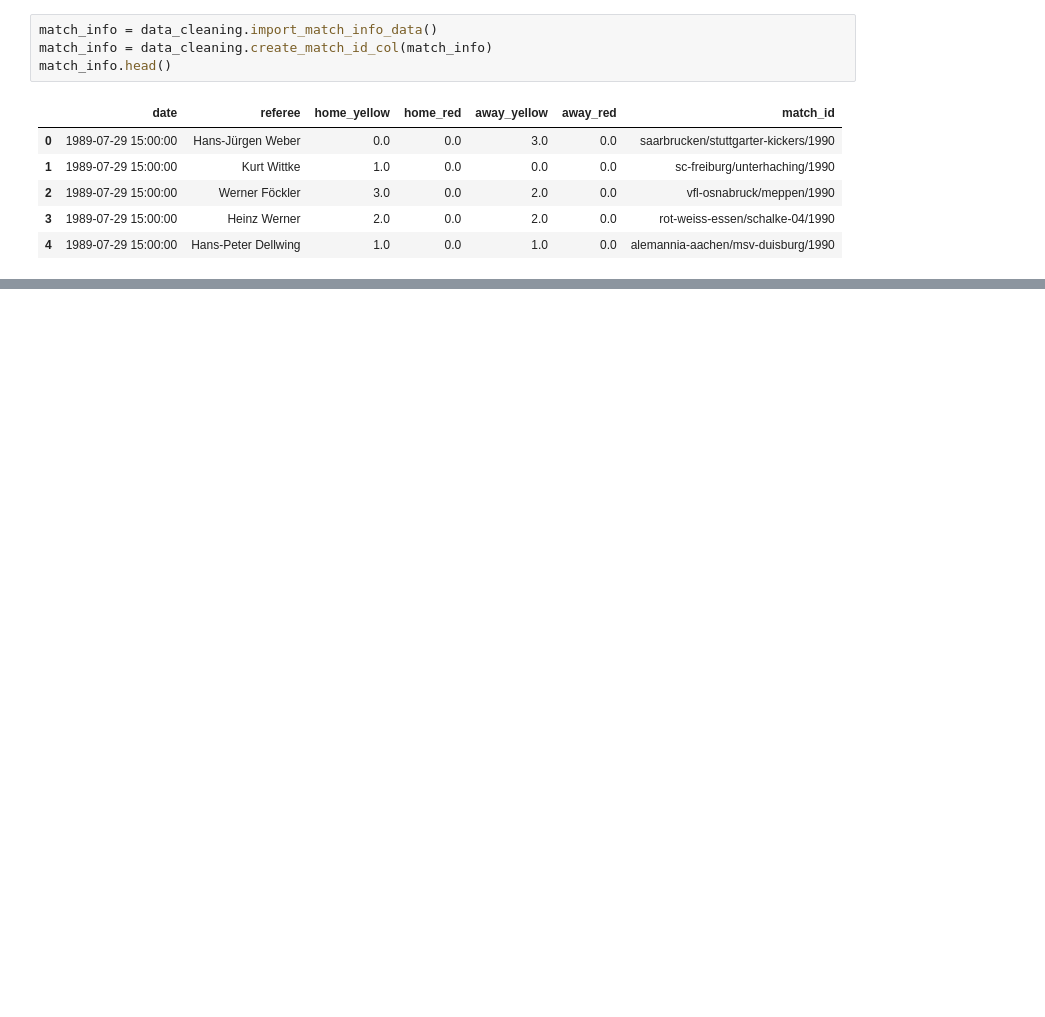
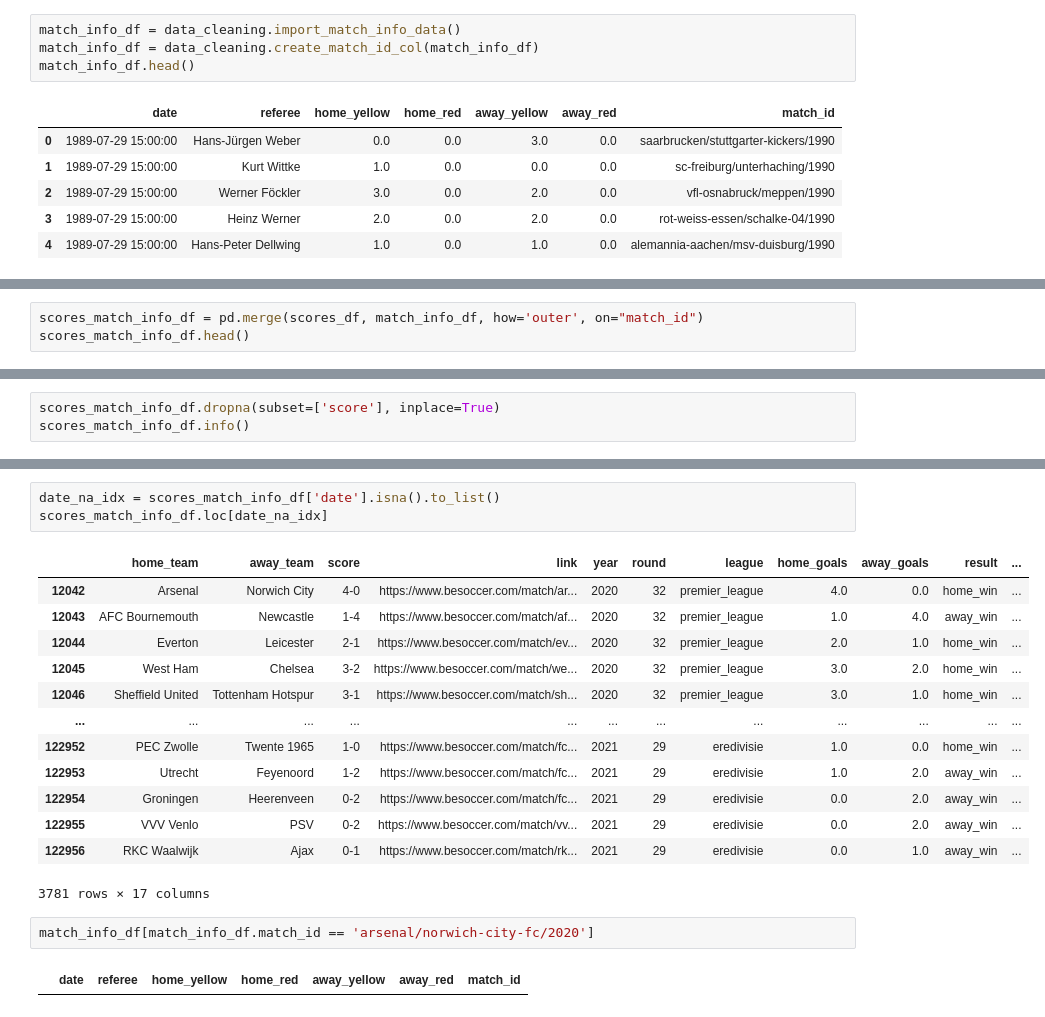
Before and after one commit to dan-bouchard/Football-Match-Outcome-Prediction, a Jupyter notebook: feature_engineering.ipynb, the cells around one changed output, grey strips where cells are left out. Drawn from its saved outputs; the diff is of its cells as text; blank space fills up the shorter version.

```diff
--- a/feature_engineering.ipynb
+++ b/feature_engineering.ipynb
@@ -64,7 +86,7 @@ scores_df.head()
 # %%
-match_info = data_cleaning.import_match_info_data()
-match_info = data_cleaning.create_match_id_col(match_info)
-match_info.head()
+match_info_df = data_cleaning.import_match_info_data()
+match_info_df = data_cleaning.create_match_id_col(match_info_df)
+match_info_df.head()
 # %% [output]
 |  | date | referee | home_yellow | home_red | away_yellow | away_red | match_id |
 | 0 | 1989-07-29 15:00:00 | Hans-Jürgen Weber | 0.0 | 0.0 | 3.0 | 0.0 | saarbrucken/stuttgarter-kickers/1990 |
@@ -82,3 +121,6 @@ team_info.head()
 | 2 | Unterhaching | Unterhaching | Germany | Sportpark Unterhaching | 15053 | Natural |
 | 3 | Fortuna Köln | Cologne | Germany | Südstadion | 14944 | Natural |
 | 4 | MSV Duisburg | Duisburgo | Germany | Schauinsland-Reisen-Arena | 31514 | Natural |
+# %%
+scores_match_info_df = pd.merge(scores_df, match_info_df, how='outer', on="match_id")
+scores_match_info_df.head()
@@ -84,0 +134,3 @@ team_info.head()
+# %%
+scores_match_info_df.dropna(subset=['score'], inplace=True)
+scores_match_info_df.info()
@@ -84,0 +155,21 @@ team_info.head()
+# %%
+date_na_idx = scores_match_info_df['date'].isna().to_list()
+scores_match_info_df.loc[date_na_idx]
+# %% [output]
+|  | home_team | away_team | score | link | year | round | league | home_goals | away_goals | result | ... |
+| 12042 | Arsenal | Norwich City | 4-0 | https://www.besoccer.com/match/ar... | 2020 | 32 | premier_league | 4.0 | 0.0 | home_win | ... |
+| 12043 | AFC Bournemouth | Newcastle | 1-4 | https://www.besoccer.com/match/af... | 2020 | 32 | premier_league | 1.0 | 4.0 | away_win | ... |
+| 12044 | Everton | Leicester | 2-1 | https://www.besoccer.com/match/ev... | 2020 | 32 | premier_league | 2.0 | 1.0 | home_win | ... |
+| 12045 | West Ham | Chelsea | 3-2 | https://www.besoccer.com/match/we... | 2020 | 32 | premier_league | 3.0 | 2.0 | home_win | ... |
+| 12046 | Sheffield United | Tottenham Hotspur | 3-1 | https://www.besoccer.com/match/sh... | 2020 | 32 | premier_league | 3.0 | 1.0 | home_win | ... |
+| ... | ... | ... | ... | ... | ... | ... | ... | ... | ... | ... | ... |
+| 122952 | PEC Zwolle | Twente 1965 | 1-0 | https://www.besoccer.com/match/fc... | 2021 | 29 | eredivisie | 1.0 | 0.0 | home_win | ... |
+| 122953 | Utrecht | Feyenoord | 1-2 | https://www.besoccer.com/match/fc... | 2021 | 29 | eredivisie | 1.0 | 2.0 | away_win | ... |
+| 122954 | Groningen | Heerenveen | 0-2 | https://www.besoccer.com/match/fc... | 2021 | 29 | eredivisie | 0.0 | 2.0 | away_win | ... |
+| 122955 | VVV Venlo | PSV | 0-2 | https://www.besoccer.com/match/vv... | 2021 | 29 | eredivisie | 0.0 | 2.0 | away_win | ... |
+| 122956 | RKC Waalwijk | Ajax | 0-1 | https://www.besoccer.com/match/rk... | 2021 | 29 | eredivisie | 0.0 | 1.0 | away_win | ... |
+3781 rows × 17 columns
+# %%
+match_info_df[match_info_df.match_id == 'arsenal/norwich-city-fc/2020']
+# %% [output]
+|  | date | referee | home_yellow | home_red | away_yellow | away_red | match_id |
```
Also changed, not shown: parts of 11 cells of this notebook, 1 other file.
